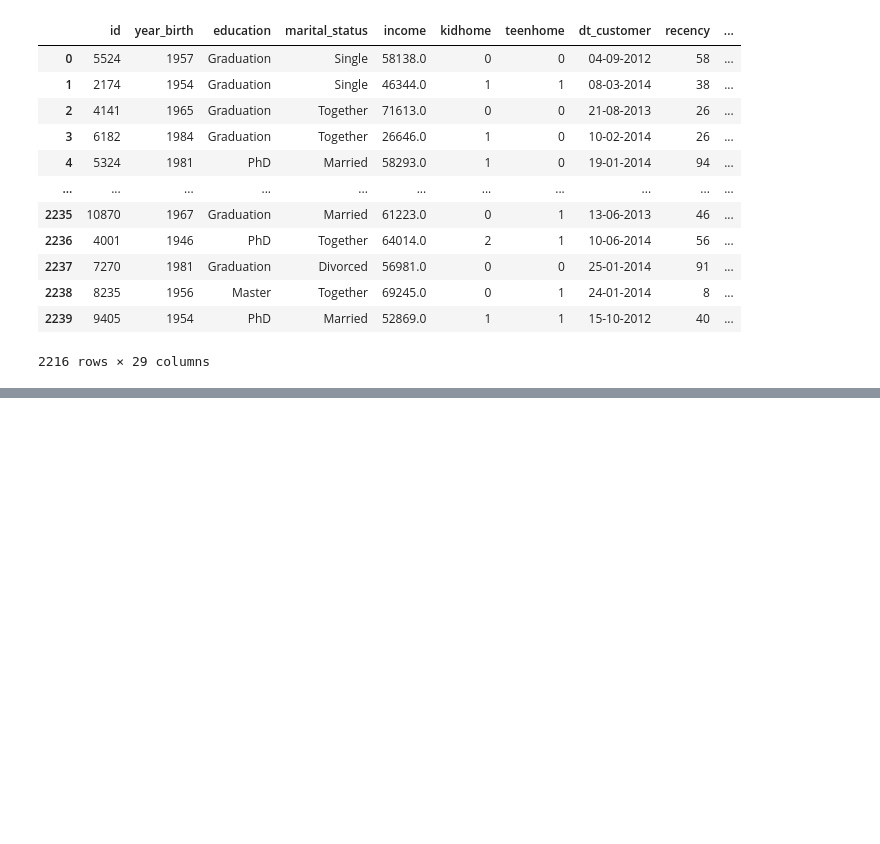
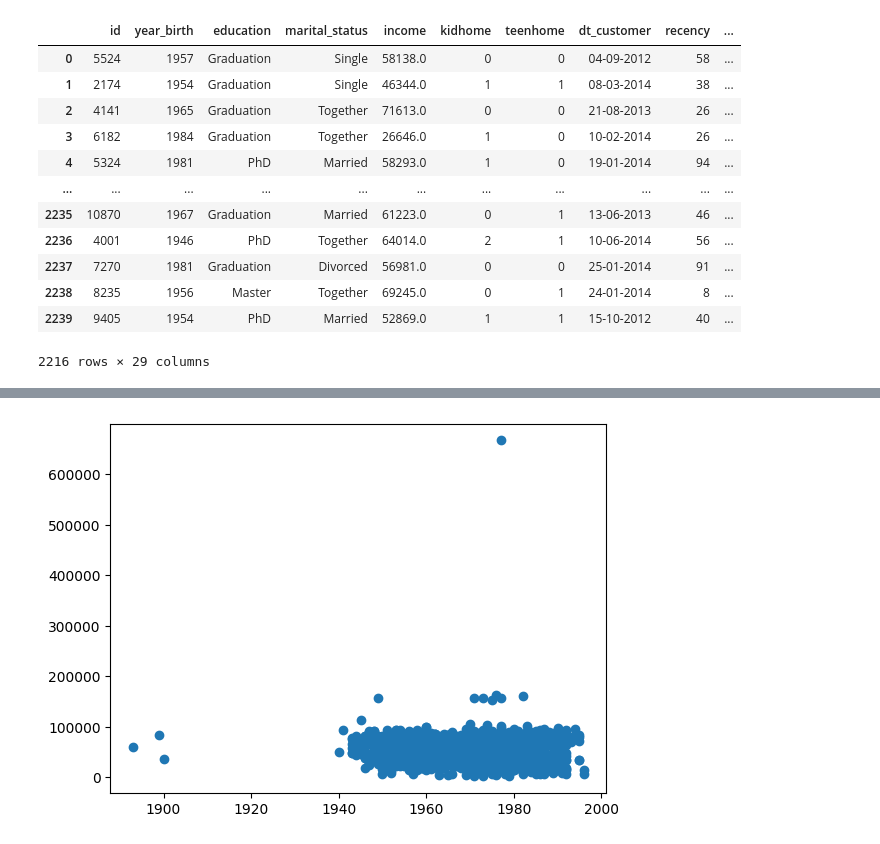
Before and after one commit to Koslowsky1337/Python_Aufgaben, a Jupyter notebook: marketing_campaign/analyse.ipynb, the cells around one changed output, grey strips where cells are left out. Cells and saved outputs as stored; diff of their text form; code cells hidden in the pictures; blank space fills up the shorter version.

```diff
--- a/marketing_campaign/analyse.ipynb
+++ b/marketing_campaign/analyse.ipynb
@@ -71,0 +82,5 @@ marketing_campaign["num_total_purchases"] = (marketing_campaign["num_deals_purch
+# %%
+plt.scatter(marketing_campaign["year_birth"], marketing_campaign["income"])
+plt.show()
+# %% [output]
+[figure, added]
```
Also changed, not shown: parts of 6 cells of this notebook.
